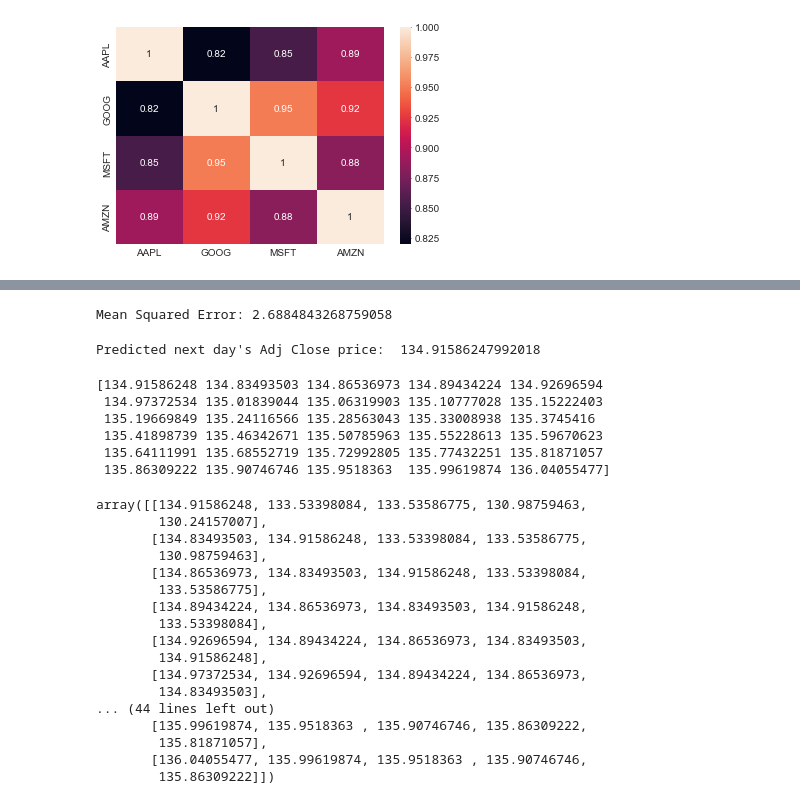
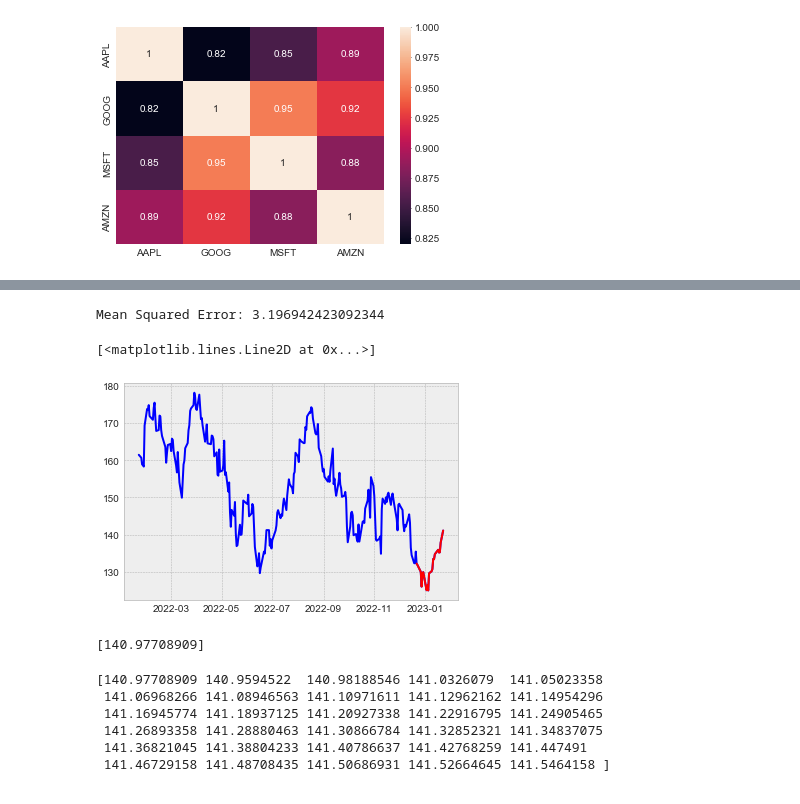
Before and after one commit to tiendattruong/Stock-Market-Analysis-Ongoing, a Jupyter notebook: Stock Market Analysis.ipynb, the cells around one changed output, grey strips where cells are left out. Saved outputs shown, nothing was run; the diff lists cells and outputs as text; code cells hidden in the pictures.

```diff
--- a/Stock Market Analysis.ipynb
+++ b/Stock Market Analysis.ipynb
@@ -207,89 +208,92 @@ from sklearn.metrics import mean_squared_error
 
 # Create lag features
 AAPL["Adj Close Lag 1"] = AAPL["Adj Close"].shift(1)
 AAPL["Adj Close Lag 2"] = AAPL["Adj Close"].shift(2)
 AAPL["Adj Close Lag 3"] = AAPL["Adj Close"].shift(3)
 AAPL["Adj Close Lag 4"] = AAPL["Adj Close"].shift(4)
 AAPL["Adj Close Lag 5"] = AAPL["Adj Close"].shift(5)
 
 AAPL=AAPL.dropna()
 
 # Define the features and target
 X = AAPL[["Adj Close Lag 1", "Adj Close Lag 2", "Adj Close Lag 3", "Adj Close Lag 4", "Adj Close Lag 5"]]
 y = AAPL["Adj Close"]
 
 # Split the data into training and test sets
 X_train, X_test, y_train, y_test = train_test_split(X, y, test_size=0.2, random_state=42)
 
 # Create an instance of the Linear Regression model
 model = LinearRegression()
 
 # Fit the model to the training data
 model.fit(X_train, y_train)
 
 # Predict the test set
 y_pred = model.predict(X_test)
 
 # Calculate the mean squared error
 mse = mean_squared_error(y_test, y_pred)
 print("Mean Squared Error:", mse)
+
+last_month = AAPL[-20:]
+last_year=AAPL[-252:]
+# Get the last month's "Adj Close" prices
+last_month_adj_close = last_month["Adj Close"]
+last_year_adj_close = last_year["Adj Close"]
+
+# Get the last month's date
+last_month_date = last_month.index
+last_year_date = last_year.index
+
+# Use the model to predict the last month's "Adj Close" prices
+last_month_predictions = model.predict(last_month[["Adj Close Lag 1", "Adj Close Lag 2", "Adj Close Lag 3", "Adj Close Lag 4", "Adj Close Lag 5"]])
+
+# Plot the last year's "Adj Close" prices
+plt.plot(last_year.index, last_year_adj_close, label="Last Year's Adj Close", color='blue')
+
+# Plot the last month's actual "Adj Close" prices
+plt.plot(last_month_date, last_month_adj_close,label="Last Month's Adj Close Prediction", color='red')
 # %% [output]
-Mean Squared Error: 2.6884843268759058
+Mean Squared Error: 3.196942423092344
+[<matplotlib.lines.Line2D at 0x...>]
+[figure, added]
 # %%
 #Predict APPl price next day
 # Get the last 5 rows of the dataframe
 last_5_days = AAPL.tail(5)
 
 # Get the last 5 days of "Adj Close" prices
-last_5_adj_close = [last_5_days['Adj Close'],last_5_days['Adj Close Lag 1'],last_5_days['Adj Close Lag 2'],last_5_days['Adj Close Lag 3'],last_5_days['Adj Close Lag 4']]
+last_5_adj_close = [[last_5_days['Adj Close'][-1],last_5_days['Adj Close Lag 1'][-1],last_5_days['Adj Close Lag 2'][-1],last_5_days['Adj Close Lag 3'][-1],last_5_days['Adj Close Lag 4'][-1]]]
 # Use the model to predict the next day's "Adj Close" price
 next_day_prediction = model.predict(last_5_adj_close)
-
-print("Predicted next day's Adj Close price: ", next_day_prediction[0])
+print(next_day_prediction)
 # %% [output]
-Predicted next day's Adj Close price:  134.91586247992018
+[140.97708909]
 # %%
 # Predicting next 30 days Apple stock price
-next_30_days=np.empty((30,5))
+next_30_days=np.empty(30)
 next_30_days[0]=model.predict(last_5_adj_close)
-last_5_adj_close2=[model.predict(last_5_adj_close),last_5_days['Adj Close'],last_5_days['Adj Close Lag 1'],last_5_days['Adj Close Lag 2'],last_5_days['Adj Close Lag 3']]
+last_5_adj_close2=[[model.predict(last_5_adj_close),last_5_days['Adj Close'][-1],last_5_days['Adj Close Lag 1'][-1],last_5_days['Adj Close Lag 2'][-1],last_5_days['Adj Close Lag 3'][-1]]]
 next_30_days[1]=model.predict(last_5_adj_close2)
-last_5_adj_close3=[model.predict(last_5_adj_close2),model.predict(last_5_adj_close),last_5_days['Adj Close'],last_5_days['Adj Close Lag 1'],last_5_days['Adj Close Lag 2']]
+last_5_adj_close3=[[model.predict(last_5_adj_close2),model.predict(last_5_adj_close),last_5_days['Adj Close'][-1],last_5_days['Adj Close Lag 1'][-1],last_5_days['Adj Close Lag 2'][-1]]]
 next_30_days[2]=model.predict(last_5_adj_close3)
-last_5_adj_close4=[model.predict(last_5_adj_close3),model.predict(last_5_adj_close2),model.predict(last_5_adj_close),last_5_days['Adj Close'],last_5_days['Adj Close Lag 1']]
+last_5_adj_close4=[[model.predict(last_5_adj_close3),model.predict(last_5_adj_close2),model.predict(last_5_adj_close),last_5_days['Adj Close'][-1],last_5_days['Adj Close Lag 1'][-1]]]
 next_30_days[3]=model.predict(last_5_adj_close4)
-last_5_adj_close5=[model.predict(last_5_adj_close4),model.predict(last_5_adj_close3),model.predict(last_5_adj_close2),model.predict(last_5_adj_close),last_5_days['Adj Close']]
+last_5_adj_close5=[[model.predict(last_5_adj_close4),model.predict(last_5_adj_close3),model.predict(last_5_adj_close2),model.predict(last_5_adj_close),last_5_days['Adj Close'][-1]]]
 next_30_days[4]=model.predict(last_5_adj_close5)
 for i in range (5,30,1):
-    next_30_days[i]=model.predict([next_30_days[i-1],next_30_days[i-2],next_30_days[i-3],next_30_days[i-4],next_30_days[i-5]])
+    next_30_days[i]=model.predict([[next_30_days[i-1],next_30_days[i-2],next_30_days[i-3],next_30_days[i-4],next_30_days[i-5]]])
 adj_close_30= np.empty(30)
 for i in range (0,30,1):
-    adj_close_30[i]=next_30_days[i][0]
+    adj_close_30[i]=next_30_days[i]
 print(adj_close_30)
 # %% [output]
-[134.91586248 134.83493503 134.86536973 134.89434224 134.92696594
- 134.97372534 135.01839044 135.06319903 135.10777028 135.15222403
- 135.19669849 135.24116566 135.28563043 135.33008938 135.3745416
- 135.41898739 135.46342671 135.50785963 135.55228613 135.59670623
- 135.64111991 135.68552719 135.72992805 135.77432251 135.81871057
- 135.86309222 135.90746746 135.9518363  135.99619874 136.04055477]
+[140.97708909 140.9594522  140.98188546 141.0326079  141.05023358
+ 141.06968266 141.08946563 141.10971611 141.12962162 141.14954296
+ 141.16945774 141.18937125 141.20927338 141.22916795 141.24905465
+ 141.26893358 141.28880463 141.30866784 141.32852321 141.34837075
+ 141.36821045 141.38804233 141.40786637 141.42768259 141.447491
+ 141.46729158 141.48708435 141.50686931 141.52664645 141.5464158 ]
-array([[134.91586248, 133.53398084, 133.53586775, 130.98759463,
-        130.24157007],
-       [134.83493503, 134.91586248, 133.53398084, 133.53586775,
-        130.98759463],
-       [134.86536973, 134.83493503, 134.91586248, 133.53398084,
-        133.53586775],
-       [134.89434224, 134.86536973, 134.83493503, 134.91586248,
-        133.53398084],
-       [134.92696594, 134.89434224, 134.86536973, 134.83493503,
-        134.91586248],
-       [134.97372534, 134.92696594, 134.89434224, 134.86536973,
-        134.83493503],
-... (44 lines left out)
-       [135.99619874, 135.9518363 , 135.90746746, 135.86309222,
-        135.81871057],
-       [136.04055477, 135.99619874, 135.9518363 , 135.90746746,
-        135.86309222]])
 # %%
 #Ploting
 # Get the last year's data
```
Also changed, not shown: parts of 9 cells of this notebook.
